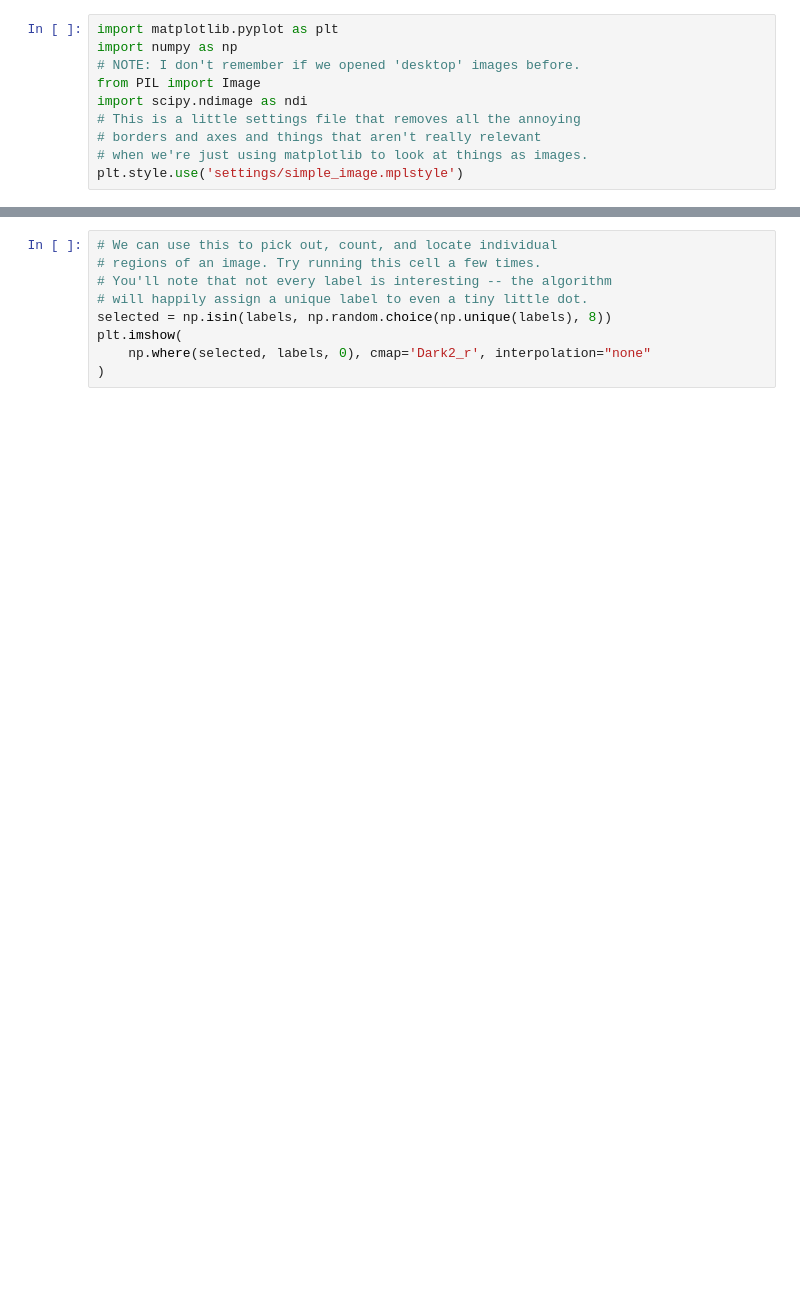
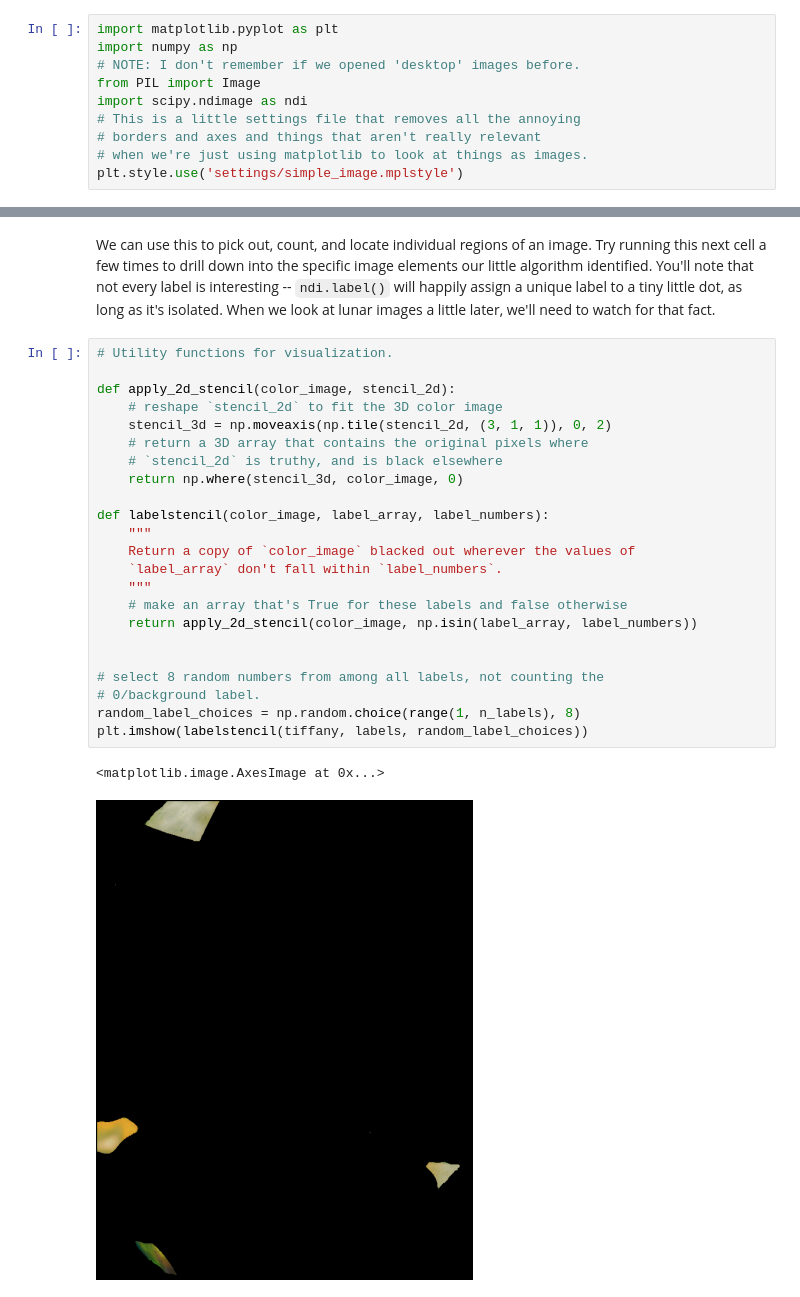
Before and after one commit to MillionConcepts/knowing-the-sky, a Jupyter notebook: knowing-the-sky/morphology_snippet.ipynb, the cells around one changed output, grey strips where cells are left out. Saved outputs shown, nothing was run; the diff lists cells and outputs as text; blank space fills up the shorter version.

```diff
--- a/knowing-the-sky/morphology_snippet.ipynb
+++ b/knowing-the-sky/morphology_snippet.ipynb
@@ -173,9 +216,34 @@ plt.imshow(labels, cmap='tab20', interpolation='none')
+# %% [markdown]
+We can use this to pick out, count, and locate individual
+regions of an image. Try running this next cell a few times to drill
+down into the specific image elements our little algorithm identified.
+You'll note that not every label is interesting -- `ndi.label()`
+will happily assign a unique label to a tiny little dot, as long
+as it's isolated. When we look at lunar images a little later,
+we'll need to watch for that fact.
 # %%
-# We can use this to pick out, count, and locate individual
-# regions of an image. Try running this cell a few times.
-# You'll note that not every label is interesting -- the algorithm
-# will happily assign a unique label to even a tiny little dot.
-selected = np.isin(labels, np.random.choice(np.unique(labels), 8))
-plt.imshow(
-    np.where(selected, labels, 0), cmap='Dark2_r', interpolation="none"
-)
+# Utility functions for visualization.
+
+def apply_2d_stencil(color_image, stencil_2d):
+    # reshape `stencil_2d` to fit the 3D color image
+    stencil_3d = np.moveaxis(np.tile(stencil_2d, (3, 1, 1)), 0, 2)
+    # return a 3D array that contains the original pixels where
+    # `stencil_2d` is truthy, and is black elsewhere
+    return np.where(stencil_3d, color_image, 0)
+
+def labelstencil(color_image, label_array, label_numbers):
+    """
+    Return a copy of `color_image` blacked out wherever the values of
+    `label_array` don't fall within `label_numbers`.
+    """
+    # make an array that's True for these labels and false otherwise
+    return apply_2d_stencil(color_image, np.isin(label_array, label_numbers))
+
+
+# select 8 random numbers from among all labels, not counting the
+# 0/background label.
+random_label_choices = np.random.choice(range(1, n_labels), 8)
+plt.imshow(labelstencil(tiffany, labels, random_label_choices))
+# %% [output]
+<matplotlib.image.AxesImage at 0x...>
+[figure, added]
```
Also changed, not shown: parts of 29 cells of this notebook.
